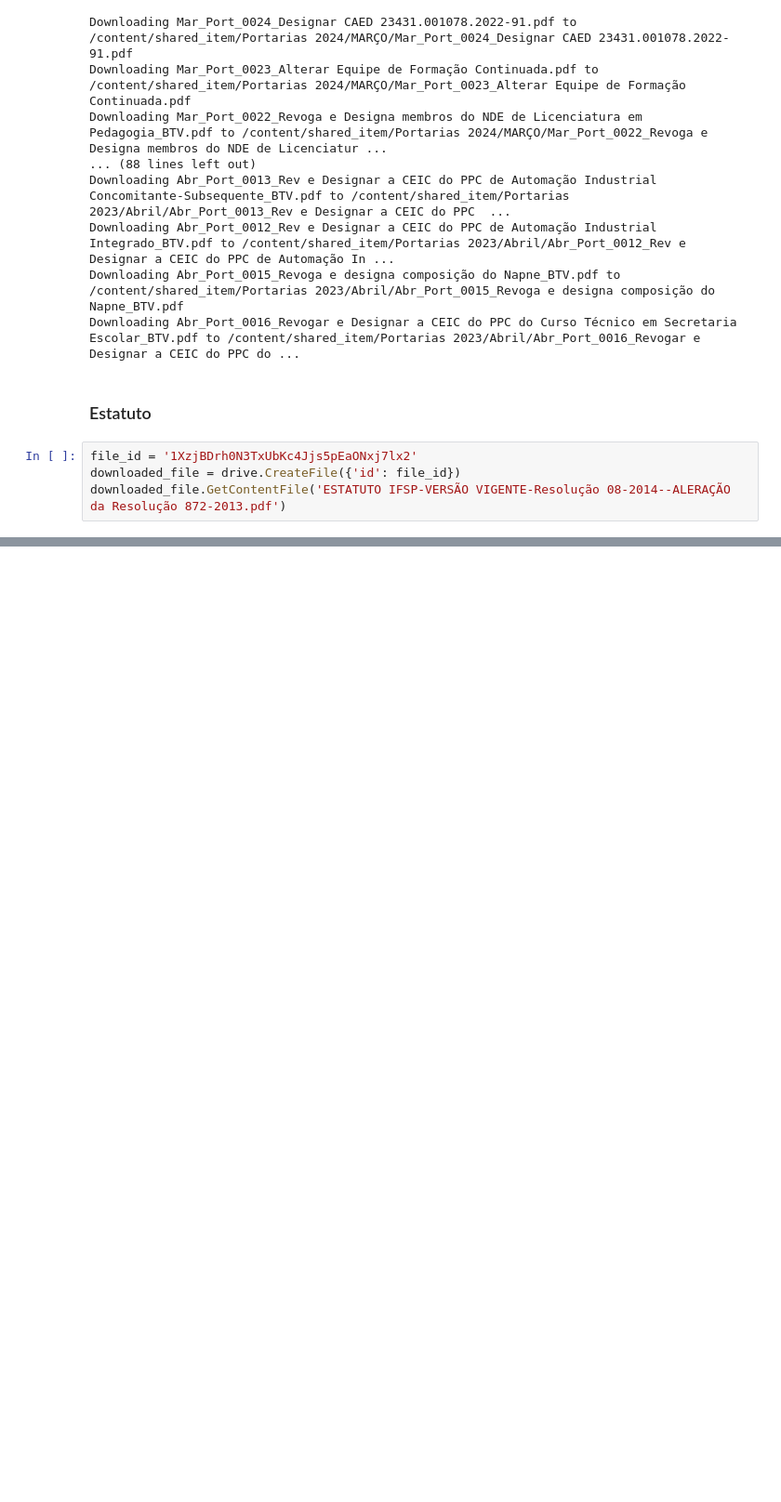
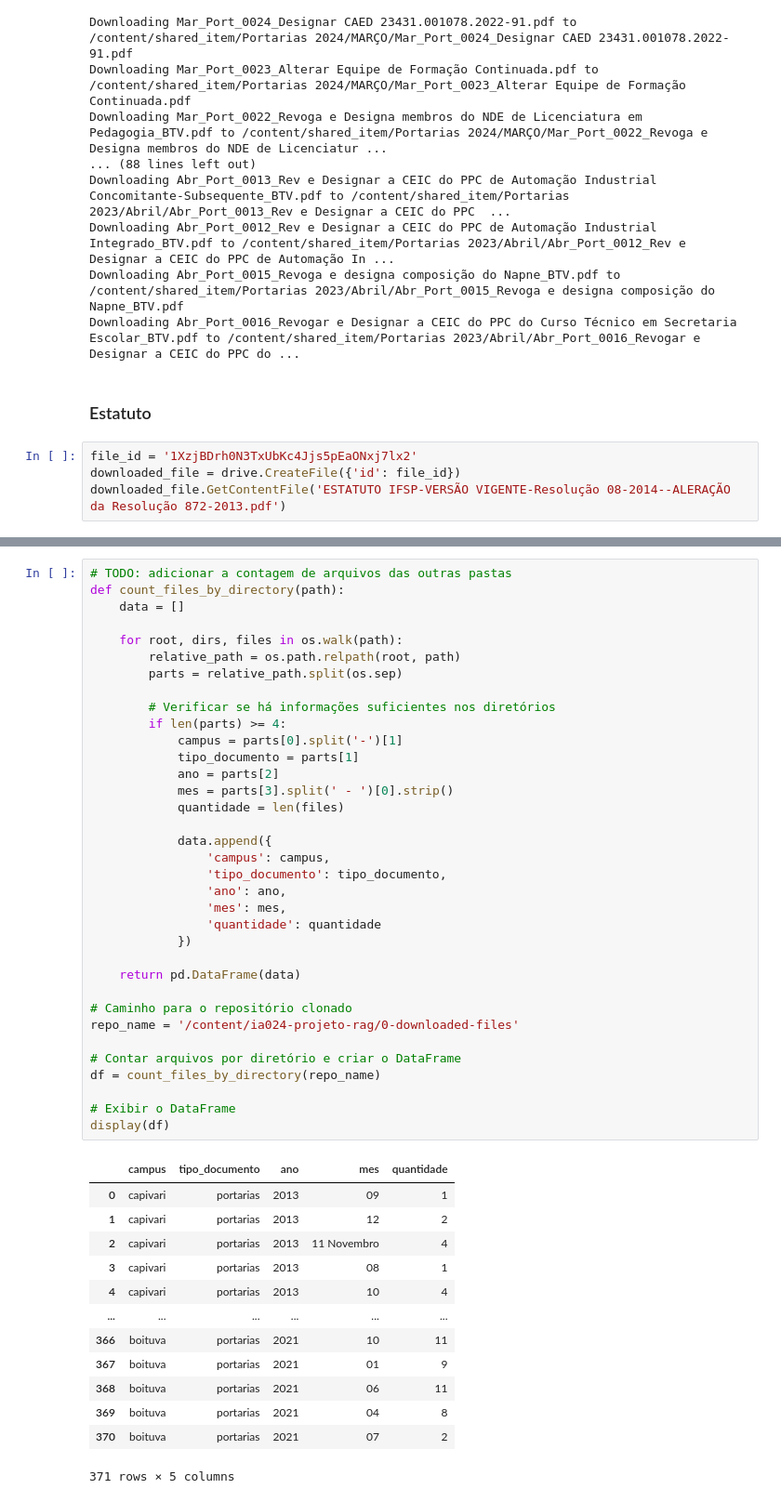
Before and after one commit to rsabilio/ia024-projeto-rag, a Jupyter notebook: 0_download.ipynb, the cells around one changed output, grey strips where cells are left out. Shown: that part at 93% size. Cells and saved outputs as stored; diff of their text form; blank space fills up the shorter version.

Commit message:
Adição da seção de contagem dos arquivos de portarias

```diff
--- a/0_download.ipynb
+++ b/0_download.ipynb
@@ -82,0 +109,49 @@ downloaded_file.GetContentFile('ESTATUTO IFSP-VERSÃO VIGENTE-Resolução 08-201
+# %%
+# TODO: adicionar a contagem de arquivos das outras pastas
+def count_files_by_directory(path):
+    data = []
+
+    for root, dirs, files in os.walk(path):
+        relative_path = os.path.relpath(root, path)
+        parts = relative_path.split(os.sep)
+
+        # Verificar se há informações suficientes nos diretórios
+        if len(parts) >= 4:
+            campus = parts[0].split('-')[1]
+            tipo_documento = parts[1]
+            ano = parts[2]
+            mes = parts[3].split(' - ')[0].strip()
+            quantidade = len(files)
+
+            data.append({
+                'campus': campus,
+                'tipo_documento': tipo_documento,
+                'ano': ano,
+                'mes': mes,
+                'quantidade': quantidade
+            })
+
+    return pd.DataFrame(data)
+
+# Caminho para o repositório clonado
+repo_name = '/content/ia024-projeto-rag/0-downloaded-files'
+
+# Contar arquivos por diretório e criar o DataFrame
+df = count_files_by_directory(repo_name)
+
+# Exibir o DataFrame
+display(df)
+# %% [output]
+|  | campus | tipo_documento | ano | mes | quantidade |
+| 0 | capivari | portarias | 2013 | 09 | 1 |
+| 1 | capivari | portarias | 2013 | 12 | 2 |
+| 2 | capivari | portarias | 2013 | 11 Novembro | 4 |
+| 3 | capivari | portarias | 2013 | 08 | 1 |
+| 4 | capivari | portarias | 2013 | 10 | 4 |
+| ... | ... | ... | ... | ... | ... |
+| 366 | boituva | portarias | 2021 | 10 | 11 |
+| 367 | boituva | portarias | 2021 | 01 | 9 |
+| 368 | boituva | portarias | 2021 | 06 | 11 |
+| 369 | boituva | portarias | 2021 | 04 | 8 |
+| 370 | boituva | portarias | 2021 | 07 | 2 |
+371 rows × 5 columns
```
Also changed, not shown: parts of 6 cells of this notebook.
